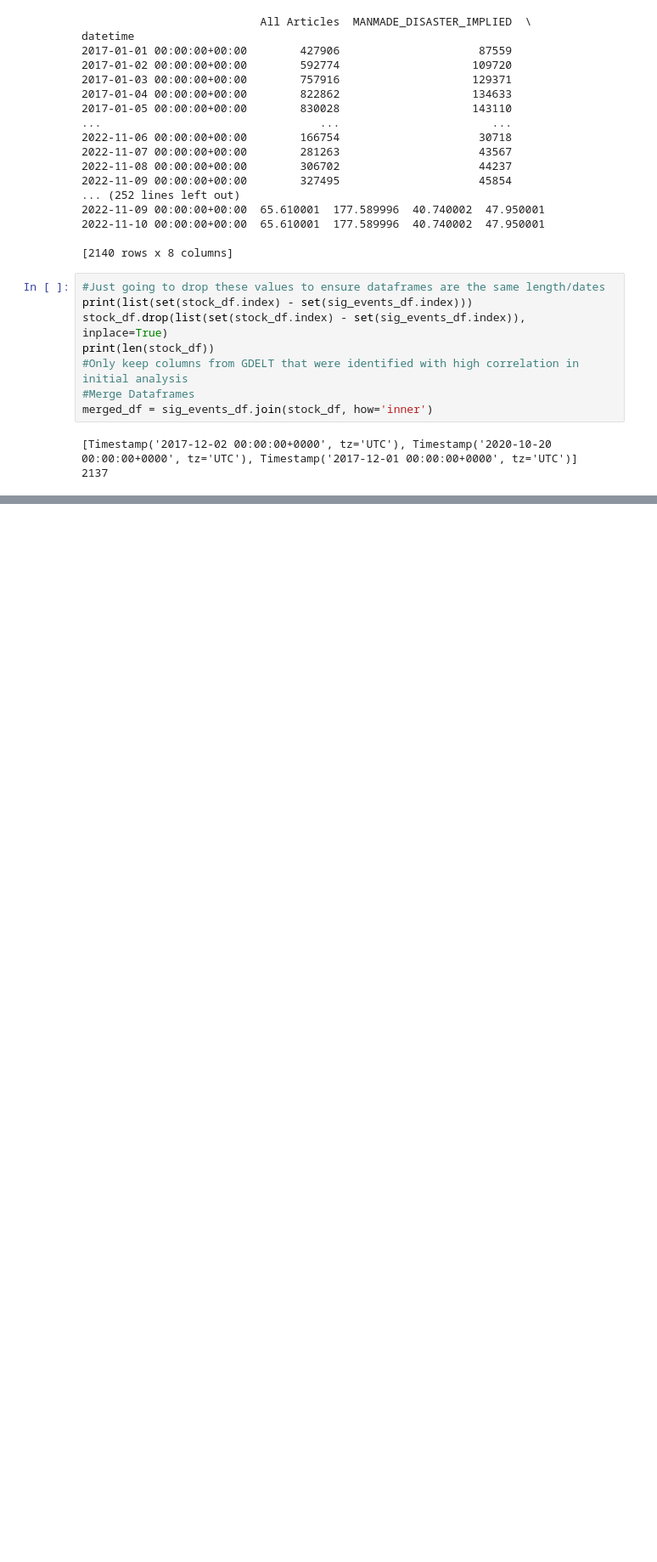
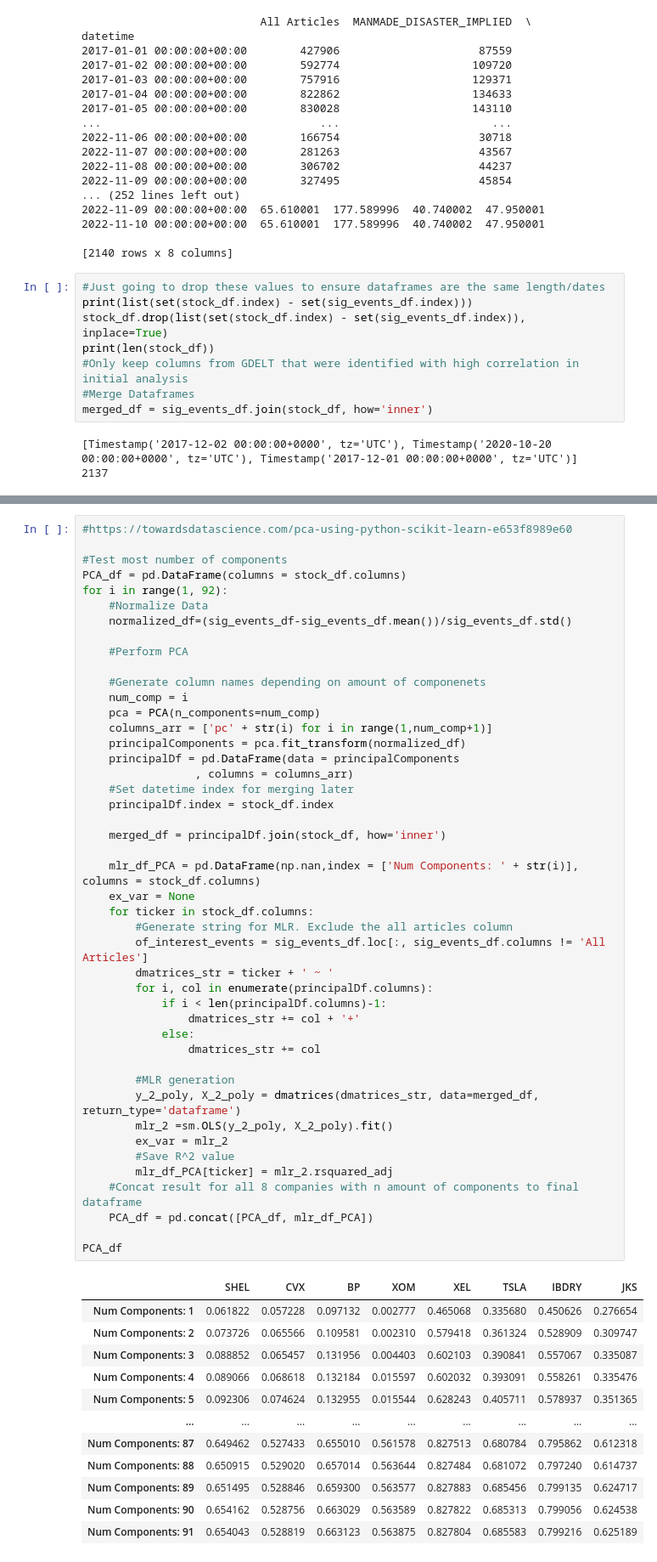
Before and after one commit to marcroy898/4502_Fall_2022, a Jupyter notebook: Scripts/classic_regression.ipynb, the cells around one changed output, grey strips where cells are left out. Shown: that part at 85% size. Cells and saved outputs as stored; diff of their text form; blank space fills up the shorter version.

```diff
--- a/Scripts/classic_regression.ipynb
+++ b/Scripts/classic_regression.ipynb
@@ -191,0 +122,58 @@ plt.plot(x_axis, PCA_df['sum_r2'])
+# %%
+#https://towardsdatascience.com/pca-using-python-scikit-learn-e653f8989e60
+
+#Test most number of components
+PCA_df = pd.DataFrame(columns = stock_df.columns)
+for i in range(1, 92):
+    #Normalize Data
+    normalized_df=(sig_events_df-sig_events_df.mean())/sig_events_df.std()
+
+    #Perform PCA
+
+    #Generate column names depending on amount of componenets
+    num_comp = i
+    pca = PCA(n_components=num_comp)
+    columns_arr = ['pc' + str(i) for i in range(1,num_comp+1)]
+    principalComponents = pca.fit_transform(normalized_df)
+    principalDf = pd.DataFrame(data = principalComponents
+                 , columns = columns_arr)
+    #Set datetime index for merging later
+    principalDf.index = stock_df.index
+
+    merged_df = principalDf.join(stock_df, how='inner')
+
+    mlr_df_PCA = pd.DataFrame(np.nan,index = ['Num Components: ' + str(i)], columns = stock_df.columns)
+    ex_var = None
+    for ticker in stock_df.columns:
+        #Generate string for MLR. Exclude the all articles column
+        of_interest_events = sig_events_df.loc[:, sig_events_df.columns != 'All Articles']
+        dmatrices_str = ticker + ' ~ '
+        for i, col in enumerate(principalDf.columns):
+            if i < len(principalDf.columns)-1:
+                dmatrices_str += col + '+'
+            else:
+                dmatrices_str += col
+
+        #MLR generation
+        y_2_poly, X_2_poly = dmatrices(dmatrices_str, data=merged_df, return_type='dataframe')
+        mlr_2 =sm.OLS(y_2_poly, X_2_poly).fit()
+        ex_var = mlr_2
+        #Save R^2 value
+        mlr_df_PCA[ticker] = mlr_2.rsquared_adj
+    #Concat result for all 8 companies with n amount of components to final dataframe
+    PCA_df = pd.concat([PCA_df, mlr_df_PCA])
+
+PCA_df
+# %% [output]
+|  | SHEL | CVX | BP | XOM | XEL | TSLA | IBDRY | JKS |
+| Num Components: 1 | 0.061822 | 0.057228 | 0.097132 | 0.002777 | 0.465068 | 0.335680 | 0.450626 | 0.276654 |
+| Num Components: 2 | 0.073726 | 0.065566 | 0.109581 | 0.002310 | 0.579418 | 0.361324 | 0.528909 | 0.309747 |
+| Num Components: 3 | 0.088852 | 0.065457 | 0.131956 | 0.004403 | 0.602103 | 0.390841 | 0.557067 | 0.335087 |
+| Num Components: 4 | 0.089066 | 0.068618 | 0.132184 | 0.015597 | 0.602032 | 0.393091 | 0.558261 | 0.335476 |
+| Num Components: 5 | 0.092306 | 0.074624 | 0.132955 | 0.015544 | 0.628243 | 0.405711 | 0.578937 | 0.351365 |
+| ... | ... | ... | ... | ... | ... | ... | ... | ... |
+| Num Components: 87 | 0.649462 | 0.527433 | 0.655010 | 0.561578 | 0.827513 | 0.680784 | 0.795862 | 0.612318 |
+| Num Components: 88 | 0.650915 | 0.529020 | 0.657014 | 0.563644 | 0.827484 | 0.681072 | 0.797240 | 0.614737 |
+| Num Components: 89 | 0.651495 | 0.528846 | 0.659300 | 0.563577 | 0.827883 | 0.685456 | 0.799135 | 0.624717 |
+| Num Components: 90 | 0.654162 | 0.528756 | 0.663029 | 0.563589 | 0.827822 | 0.685313 | 0.799056 | 0.624538 |
+| Num Components: 91 | 0.654043 | 0.528819 | 0.663123 | 0.563875 | 0.827804 | 0.685583 | 0.799216 | 0.625189 |
```
Also changed, not shown: parts of 10 cells of this notebook, 5 other files.
